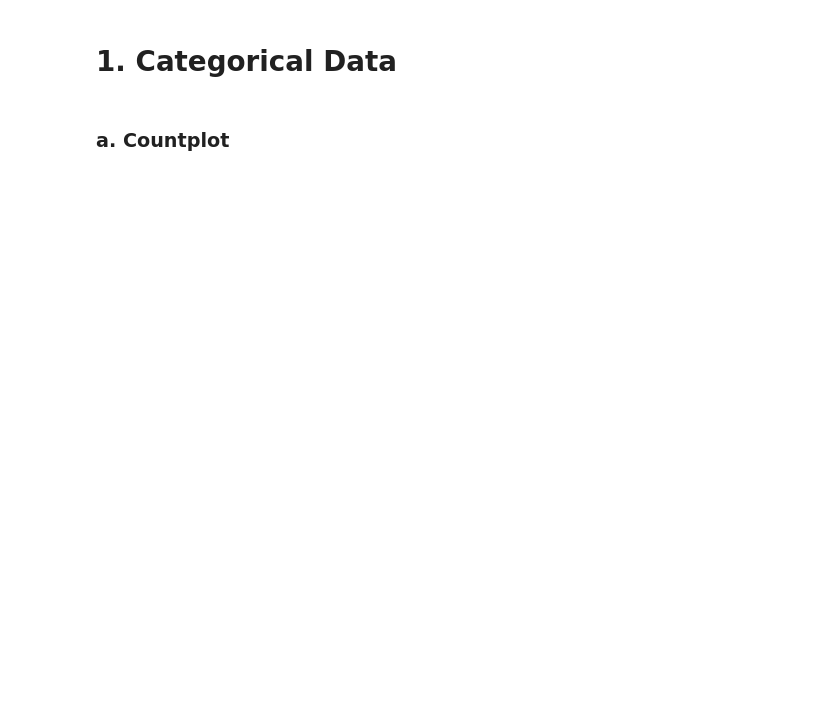
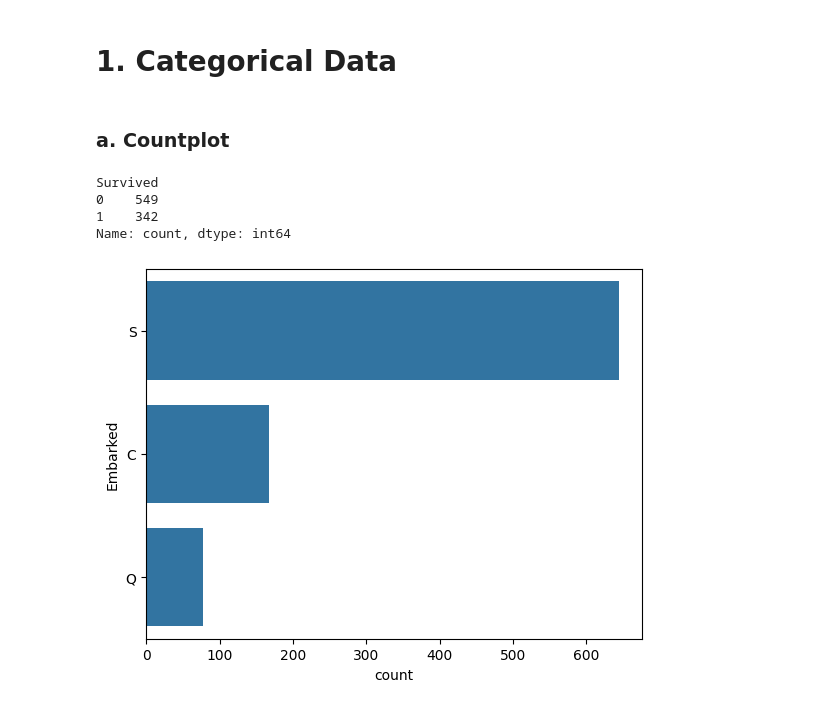
Before and after one commit to VarenyaVisen/understand-data, a Jupyter notebook: univariate.ipynb, the cells around one changed output. Drawn from its saved outputs; the diff is of its cells as text; code cells hidden in the pictures; blank space fills up the shorter version.

```diff
--- a/univariate.ipynb
+++ b/univariate.ipynb
@@ -15,3 +16,12 @@ df.head()
 # 1. Categorical Data
 # %% [markdown]
 ### a. Countplot
+# %%
+sns.countplot(df['Embarked'])
+df['Survived'].value_counts()
+# %% [output]
+Survived
+0    549
+1    342
+Name: count, dtype: int64
+[figure, added]
```
Also changed, not shown: parts of 14 cells of this notebook.
